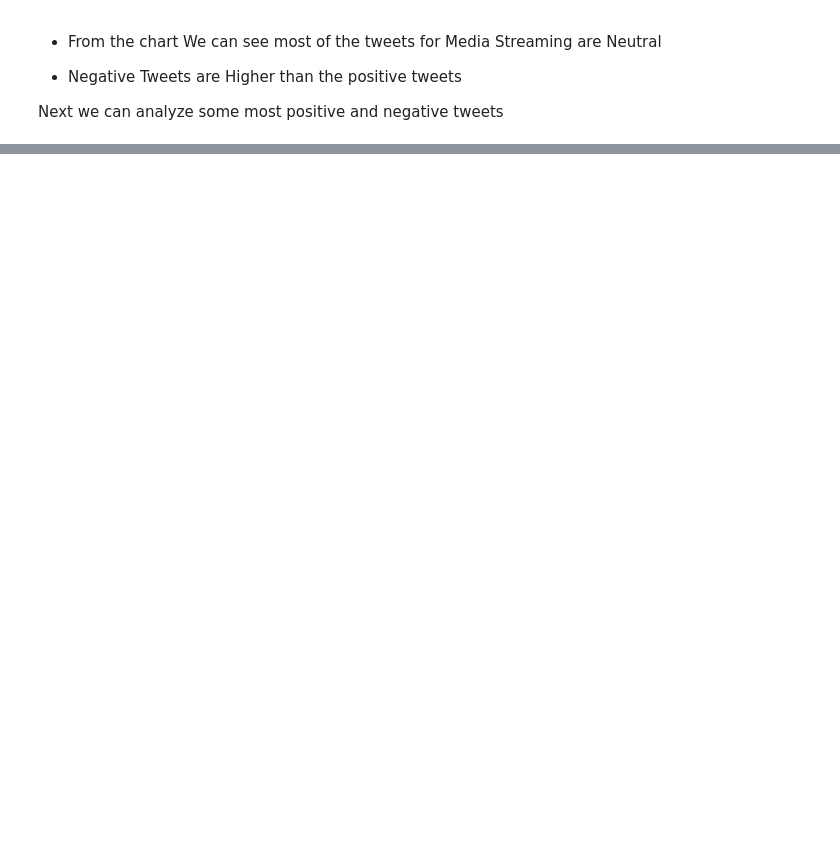
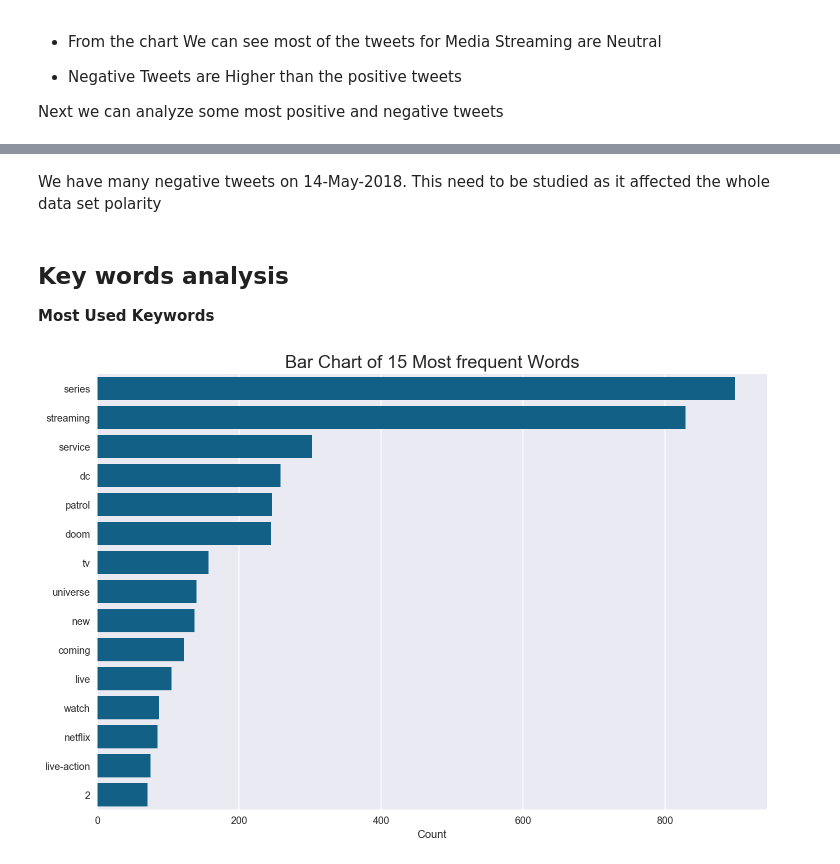
Before and after one commit to Rahulkg007/Media-Broadcasting, a Jupyter notebook: Assignment 2 Notebook.ipynb, the cells around one changed output, grey strips where cells are left out. Saved outputs shown, nothing was run; the diff lists cells and outputs as text; code cells hidden in the pictures; blank space fills up the shorter version.

```diff
--- a/Assignment 2 Notebook.ipynb
+++ b/Assignment 2 Notebook.ipynb
@@ -164 +162,30 @@ Text(0,0.5,'Sum of Sentiment Polarity')
 [figure]
+# %% [markdown]
+We have many negative tweets on 14-May-2018. This need to be studied as it affected the whole data set polarity
+# %% [markdown]
+## Key words analysis
+
+**Most Used Keywords**
+# %%
+from collections import Counter
+def get_frequent_keywords(tweets, tweetProcessor, limit=15):
+    tweet_text = set([tweet['text'] for tweet in tweets])
+    freq_counter = Counter()
+    for tweet in tweet_text:
+        tokens = tweetProcessor.process(tweet)
+        freq_counter.update(tokens)
+    return freq_counter.most_common(limit)
+# %%
+freq = get_frequent_keywords(tweets, tweetProcessor)
+freq_df = pd.DataFrame(freq, columns=['word','count'])
+freq_df.sort_values('count', ascending=False, inplace=True)
+# %%
+import seaborn as sns
+plt.rcParams['figure.figsize'] = (12, 8)
+sns.barplot(x='count', y='word', data=freq_df, color='#006699')
+plt.title('Bar Chart of 15 Most frequent Words', fontsize=18)
+plt.ylabel('')
+plt.xlabel('Count')
+plt.show()
+# %% [output]
+[figure, added]
```
Also changed, not shown: parts of 6 cells of this notebook, 1 other file.
